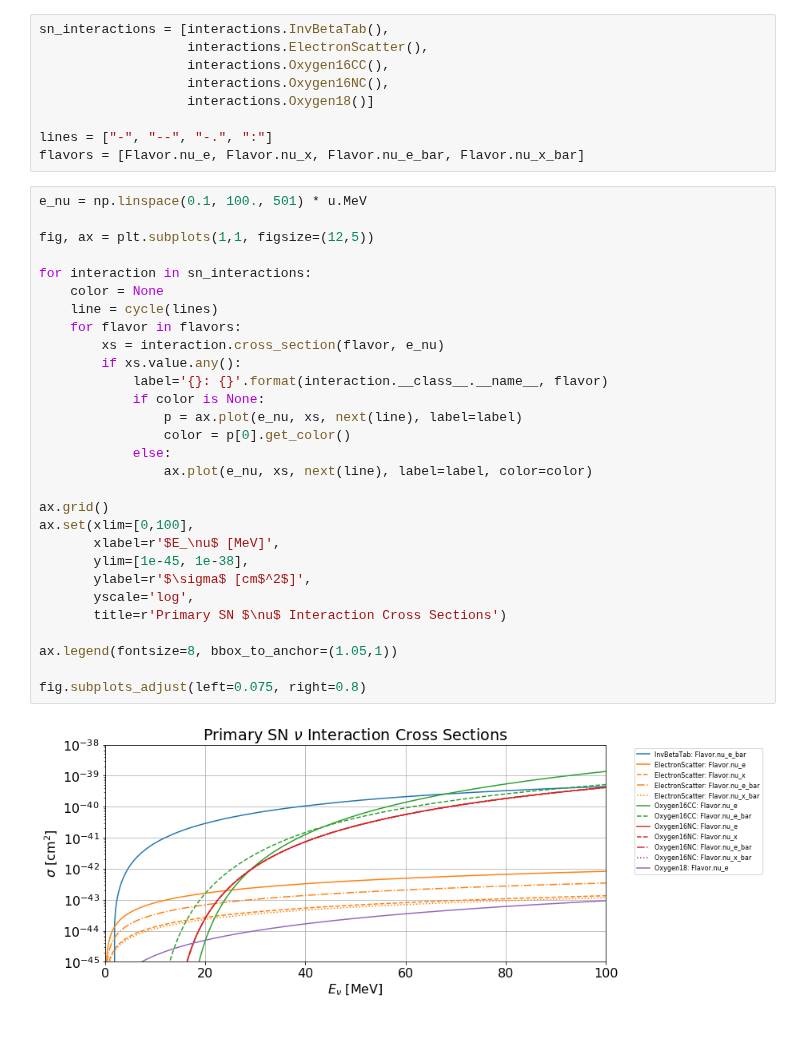
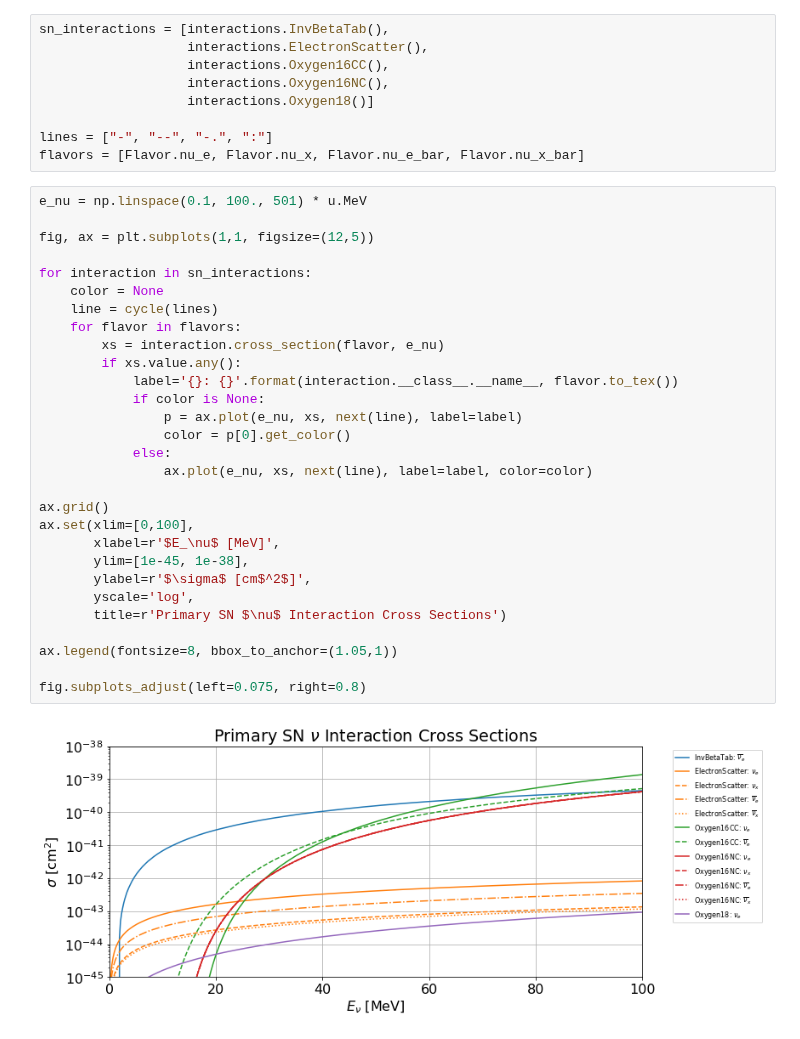
Before and after one commit to icecube/ASTERIA, a Jupyter notebook: docs/nb/cross_sections.ipynb, the cells around one changed output. Cells and saved outputs as stored; diff of their text form.

Commit message:
Use LaTeX representations of flavors.

```diff
--- a/docs/nb/cross_sections.ipynb
+++ b/docs/nb/cross_sections.ipynb
@@ -41,31 +41,31 @@ flavors = [Flavor.nu_e, Flavor.nu_x, Flavor.nu_e_bar, Flavor.nu_x_bar]
 # %%
 e_nu = np.linspace(0.1, 100., 501) * u.MeV
 
 fig, ax = plt.subplots(1,1, figsize=(12,5))
 
 for interaction in sn_interactions:
     color = None
     line = cycle(lines)
     for flavor in flavors:
         xs = interaction.cross_section(flavor, e_nu)
         if xs.value.any():
-            label='{}: {}'.format(interaction.__class__.__name__, flavor)
+            label='{}: {}'.format(interaction.__class__.__name__, flavor.to_tex())
             if color is None:
                 p = ax.plot(e_nu, xs, next(line), label=label)
                 color = p[0].get_color()
             else:
                 ax.plot(e_nu, xs, next(line), label=label, color=color)
 
 ax.grid()
 ax.set(xlim=[0,100],
        xlabel=r'$E_\nu$ [MeV]',
        ylim=[1e-45, 1e-38],
        ylabel=r'$\sigma$ [cm$^2$]',
        yscale='log',
        title=r'Primary SN $\nu$ Interaction Cross Sections')
 
 ax.legend(fontsize=8, bbox_to_anchor=(1.05,1))
 
 fig.subplots_adjust(left=0.075, right=0.8)
 # %% [output]
-[figure, old version]
+[figure, new version]
```
Also changed, not shown: 1 other file.
